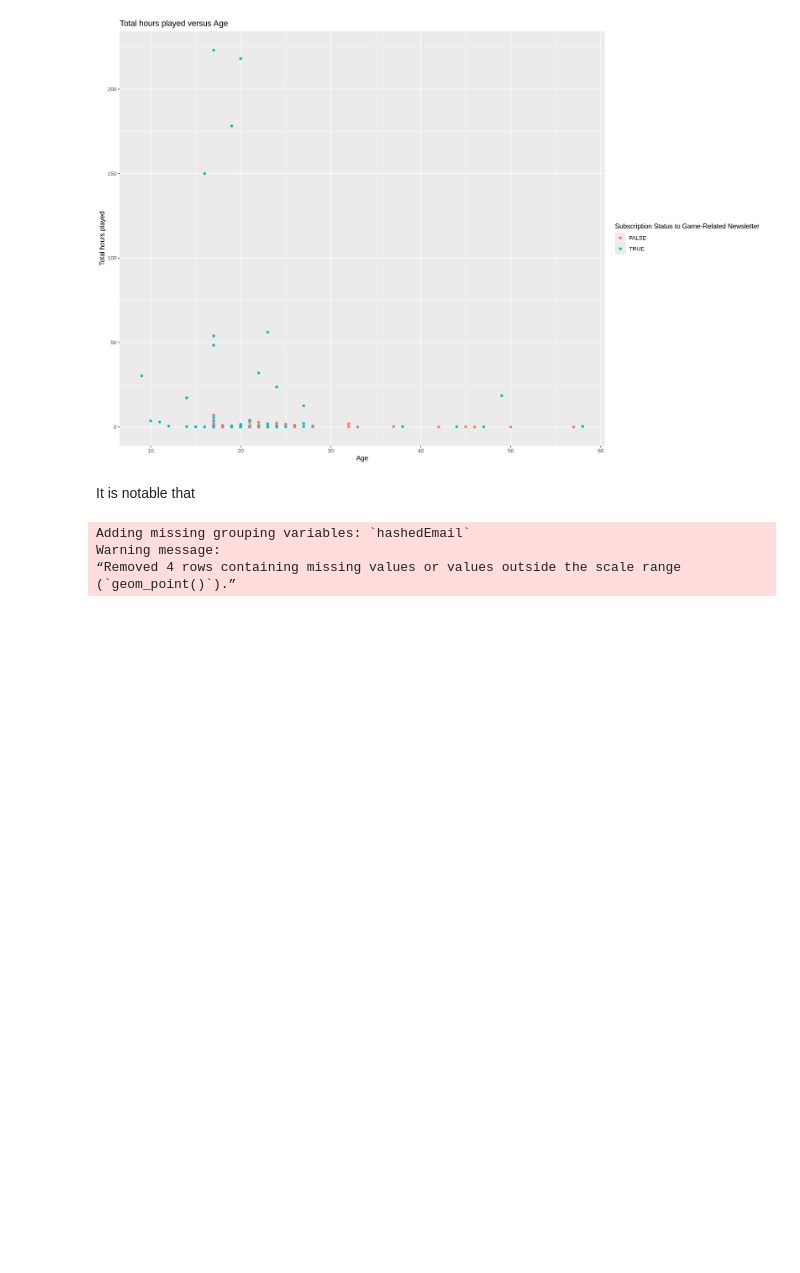
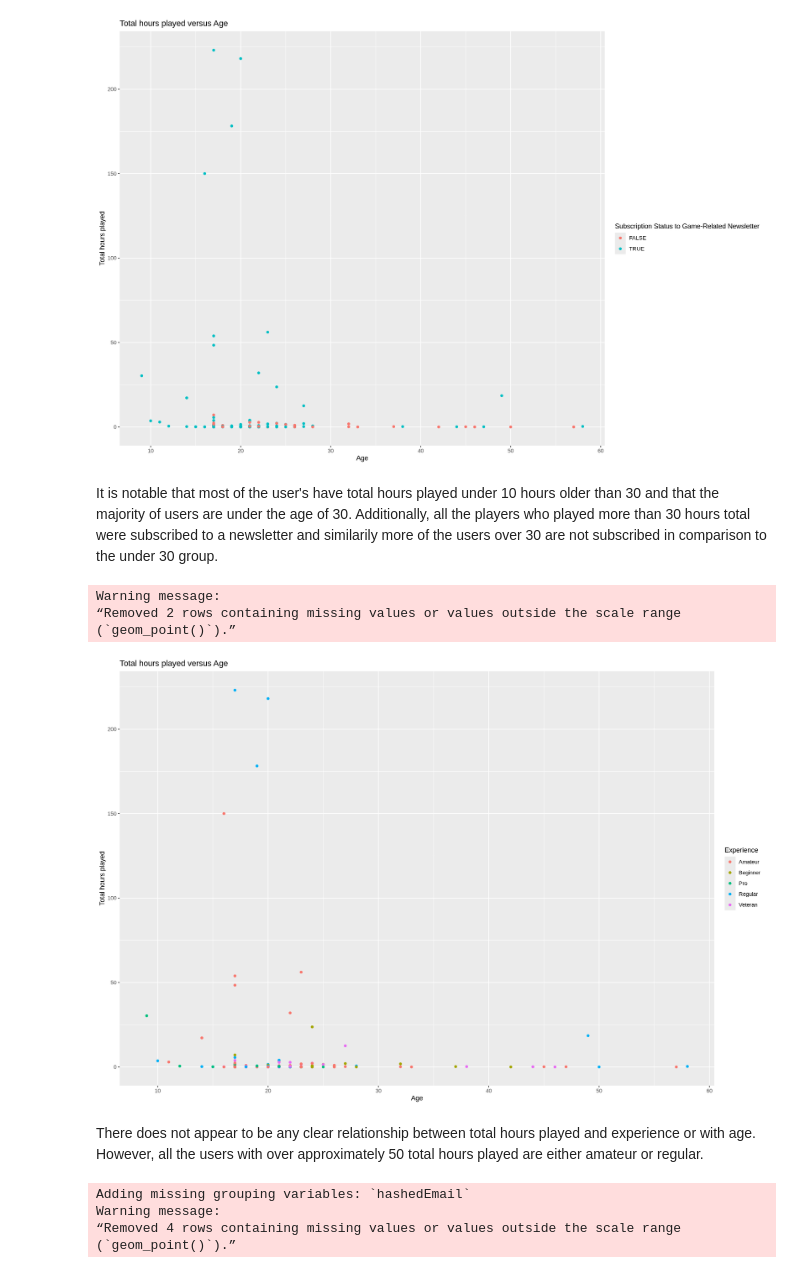
Before and after one commit to skylv777/Data_Science_Project, a Jupyter notebook: VideoGameProject.ipynb, the cells around one changed output. Drawn from its saved outputs; the diff is of its cells as text; code cells hidden in the pictures; blank space fills up the shorter version.

```diff
--- a/VideoGameProject.ipynb
+++ b/VideoGameProject.ipynb
@@ -277,7 +276,24 @@ Warning message:
 (`geom_point()`).”
 [figure]
 # %% [markdown]
-It is notable that
+It is notable that most of the user's have total hours played under 10 hours older than 30 and that the majority of users are under the age of 30. Additionally, all the players who played more than 30 hours total were subscribed to a newsletter and similarily more of the users over 30 are not subscribed in comparison to the under 30 group.
+# %%
+options(repr.plot.height = 10, repr.plot.width = 15)
+hours_age_experience_plot <- players_data |>
+        ggplot(aes(x = Age, y = played_hours, colour = experience)) +
+        geom_point() +
+        labs (x = "Age",
+              y = "Total hours played",
+              colour = "Experience") +
+        ggtitle("Total hours played versus Age")
+hours_age_experience_plot
+# %% [output]
+Warning message:
+“Removed 2 rows containing missing values or values outside the scale range
+(`geom_point()`).”
+[figure, added]
+# %% [markdown]
+There does not appear to be any clear relationship between total hours played and experience or with age. However, all the users with over approximately 50 total hours played are either amateur or regular.
 # %%
 options(repr.plot.height = 10, repr.plot.width = 15)
 # Determining average session length per player
```
Also changed, not shown: parts of 9 cells of this notebook.
